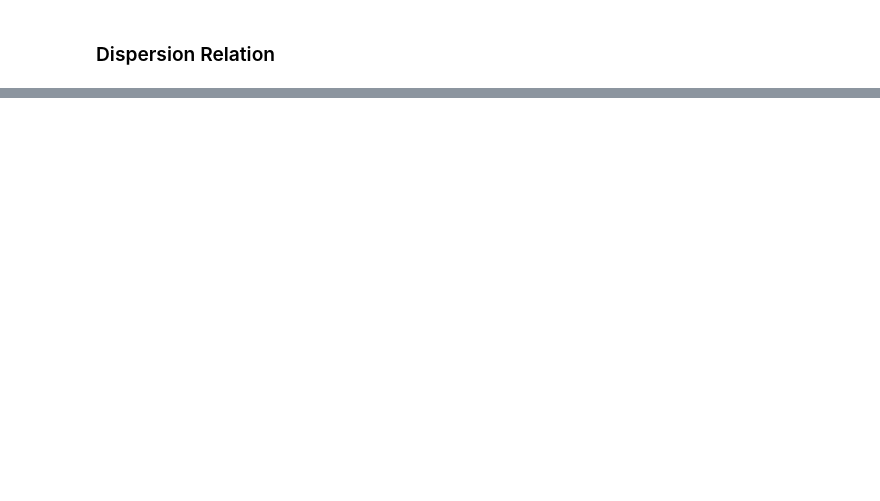
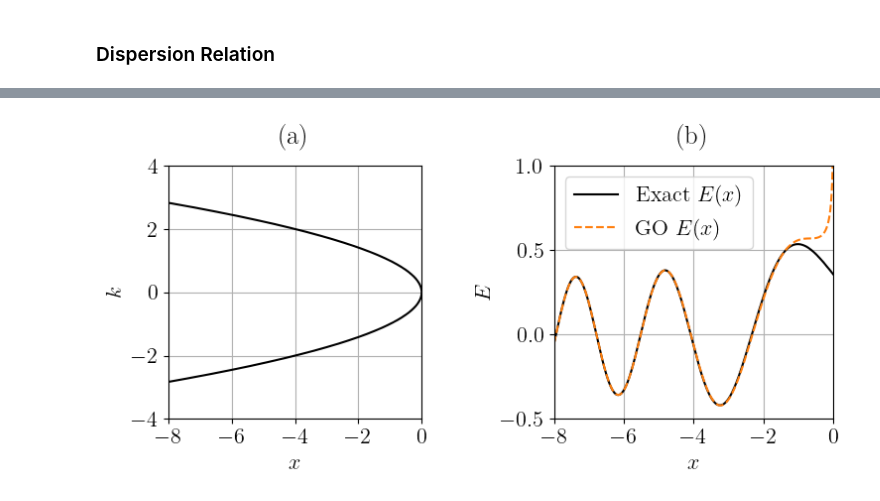
Before and after one commit to runehoejlund/plasma-ray-tracer, a Jupyter notebook: MGO/mgo_ex_airy.ipynb, the cells around one changed output, grey strips where cells are left out. Saved outputs shown, nothing was run; the diff lists cells and outputs as text; code cells hidden in the pictures; blank space fills up the shorter version.

```diff
--- a/MGO/mgo_ex_airy.ipynb
+++ b/MGO/mgo_ex_airy.ipynb
@@ -19,6 +19,6 @@ rcParams.update({
     "font.family": "serif",
     "font.sans-serif": ["Computer Modern Roman"],
     "font.size": 16})
-rcParams['axes.titlepad'] = 20
+rcParams['axes.titlepad'] = 16
 # %% [markdown]
 ### Dispersion Relation
@@ -306,0 +128,29 @@ plt.show()
+# %%
+fig, ax = plt.subplots(1, 2, figsize=(8, 4), width_ratios=[4, 4])
+
+ax[0].grid()
+ax[0].plot(xs, ks, 'k-')
+ax[0].set_xlabel('$x$')
+ax[0].set_ylabel('$k$')
+ax[0].set_aspect('equal',adjustable='box')
+ax[0].set_title('(a)')
+ax[0].set_xlim(-8, 0)
+ax[0].set_xticks([-8, -6, -4, -2, 0])
+ax[0].set_yticks([-4, -2, 0, 2, 4])
+
+ax[1].plot(xi, E_ex, 'k-', label='Exact $E(x)$')
+ax[1].plot(xi, np.real(field_go(xi)), '--', color='tab:orange', label='GO $E(x)$')
+ax[1].grid()
+ax[1].set_xlim(np.min(xi), np.max(xi))
+ax[1].set_ylim(-0.5, 1)
+ax[1].legend()
+ax[1].set_xlabel('$x$')
+ax[1].set_ylabel('$E$')
+ax[1].set_title('(b)')
+
+fig.tight_layout()
+plt.savefig('./plots/airy_GO.pdf')
+plt.savefig('./plots/airy_GO.png', dpi=300)
+plt.show()
+# %% [output]
+[figure, added]
```
Also changed, not shown: parts of 40 cells of this notebook.
